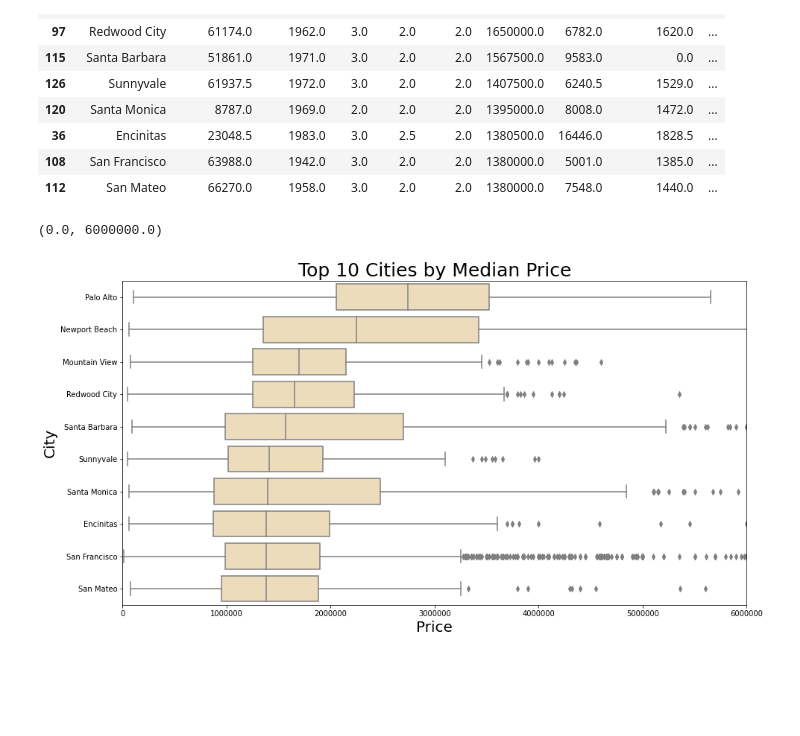
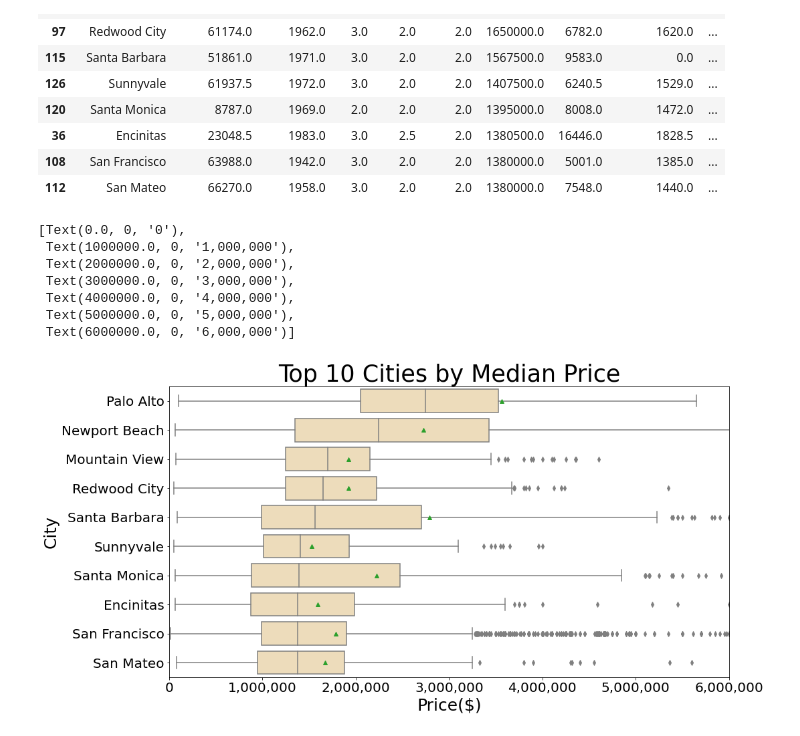
Before and after one commit to sakuraszy/STATS-170A-Group, a Jupyter notebook: Wrangling_code/report_first_draft_data_vis.ipynb, the cells around one changed output. Cells and saved outputs as stored; diff of their text form; code cells hidden in the pictures; blank space fills up the shorter version.

```diff
--- a/Wrangling_code/report_first_draft_data_vis.ipynb
+++ b/Wrangling_code/report_first_draft_data_vis.ipynb
@@ -142,20 +145,29 @@ housing_groupby_city_top_10
 # %%
 grouped_price = housing[["city", "price"]]
 grouped_price_top_10 = grouped_price[grouped_price["city"].isin(top_10_list)]
 ##grouped_price_top_10.boxplot()
 ##grouped_price_top_10 = grouped_price_top_10.groupby("city", as_index = False)
 ##grouped_price_top_10.boxplot(subplots = False, rot=45, figsize=(8,10))
 ##plt.ylim(0, 5000000)
 fig , ax1 = plt.subplots(figsize=(15,8))
 ax1.ticklabel_format(useOffset=False, style='plain')
 
-median_price_boxplot = sns.boxplot(y='city',x='price',data=grouped_price_top_10,orient="h", color = "wheat",
+median_price_boxplot = sns.boxplot(y='city',x='price',data=grouped_price_top_10,orient="h", color = "wheat", showmeans = True,
            order = ['Palo Alto', 'Newport Beach', 'Mountain View', 'Redwood City', 'Santa Barbara', 'Sunnyvale',
                    'Santa Monica', 'Encinitas', 'San Francisco', 'San Mateo'])
-plt.title("Top 10 Cities by Median Price", fontsize = 25)
-plt.xlabel("Price", fontsize = 20)
-plt.ylabel("City", fontsize = 20)
+plt.title("Top 10 Cities by Median Price", fontsize = 35)
+plt.xlabel("Price($)", fontsize = 25)
+plt.ylabel("City", fontsize = 25)
 plt.xlim(0, 6000000)
+
+plt.yticks(fontsize= 20)
+ax1.set_xticklabels(['0', "1,000,000", "2,000,000", "3,000,000", "4,000,000", "5,000,000", "6,000,000"], fontsize = 20)
 # %% [output]
-(0.0, 6000000.0)
+[Text(0.0, 0, '0'),
+ Text(1000000.0, 0, '1,000,000'),
+ Text(2000000.0, 0, '2,000,000'),
+ Text(3000000.0, 0, '3,000,000'),
+ Text(4000000.0, 0, '4,000,000'),
+ Text(5000000.0, 0, '5,000,000'),
+ Text(6000000.0, 0, '6,000,000')]
-[figure, old version]
+[figure, new version]
```
Also changed, not shown: parts of 3 cells of this notebook.
